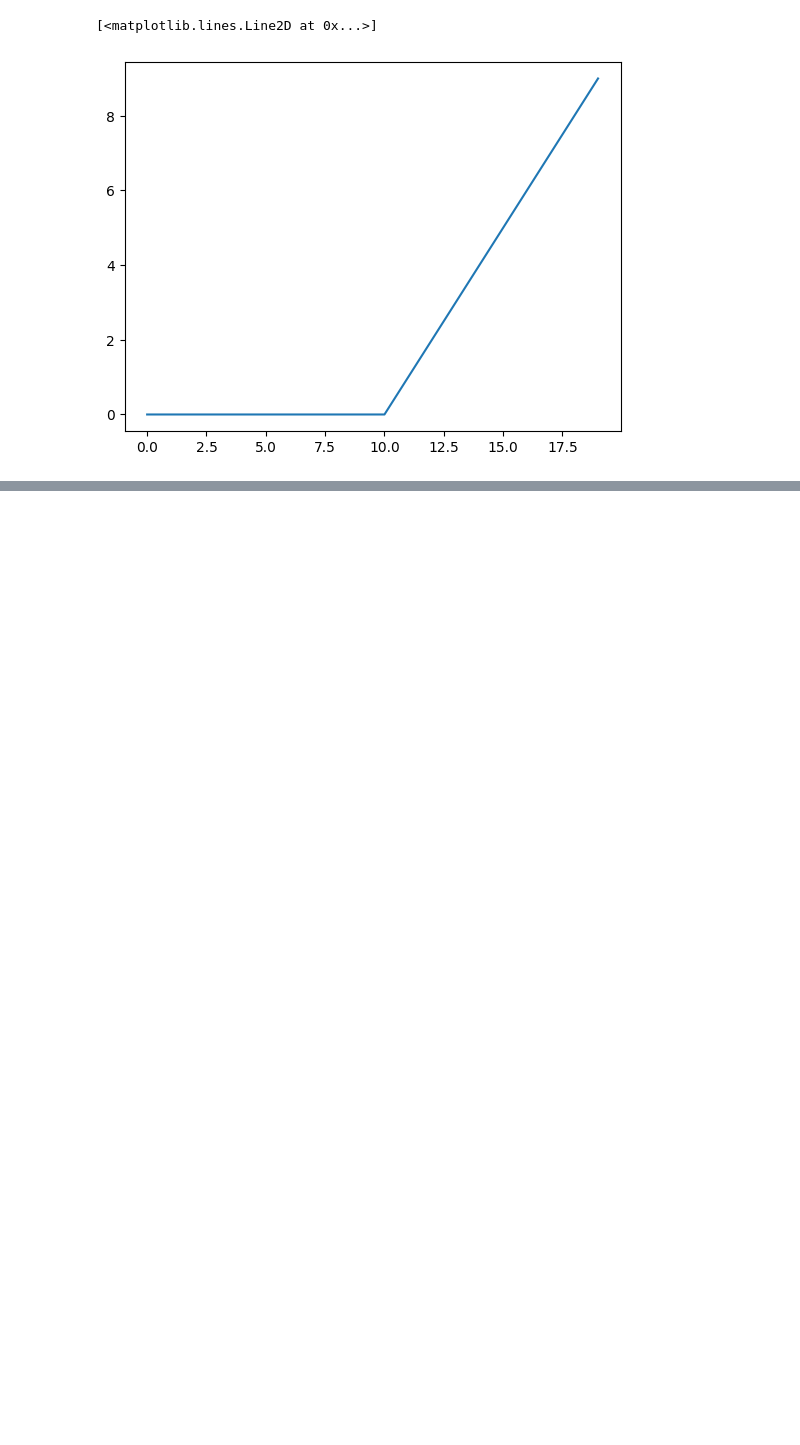
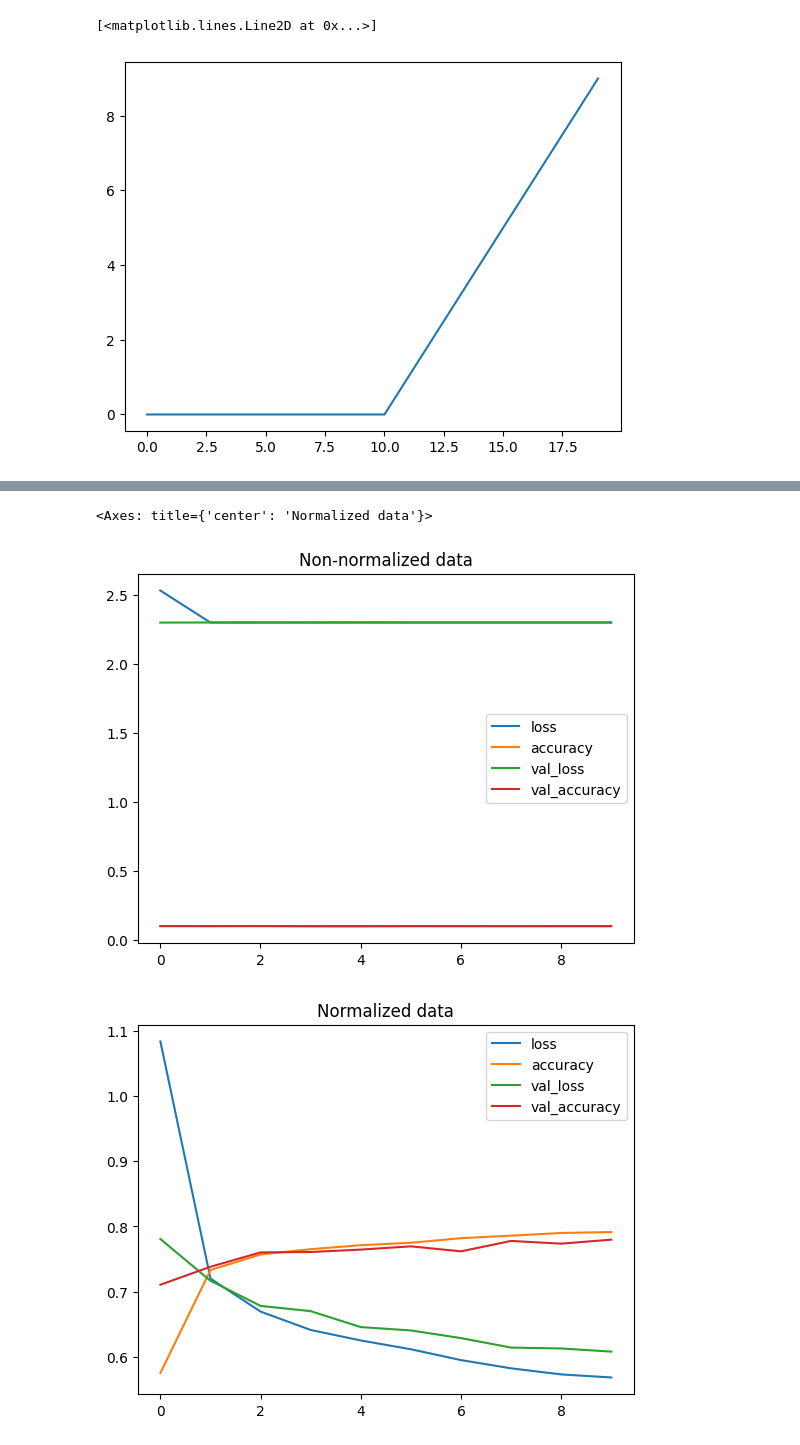
Before and after one commit to farukemrekaraca/ztm-tensorflow-machinelearning-deeplearning, a Jupyter notebook: 02_neural_network_classification_with_tensorflow.ipynb, the cells around one changed output, grey strips where cells are left out. Saved outputs shown, nothing was run; the diff lists cells and outputs as text; code cells hidden in the pictures; blank space fills up the shorter version.

```diff
--- a/02_neural_network_classification_with_tensorflow.ipynb
+++ b/02_neural_network_classification_with_tensorflow.ipynb
@@ -662,0 +762,15 @@ for i, j in itertools.product(range(cm.shape[0]), range(cm.shape[1])):
+# %%
+tf.random.set_seed(42)
+
+fashion_model = tf.keras.Sequential([
+    tf.keras.layers.Flatten(input_shape=(28, 28)),
+    tf.keras.layers.Dense(4, activation="relu"),
+    tf.keras.layers.Dense(4, activation="relu"),
+    tf.keras.layers.Dense(10, activation="softmax")
+])
+
+fashion_model.compile(loss=tf.keras.losses.CategoricalCrossentropy(),
+                      optimizer=tf.keras.optimizers.Adam(),
+                      metrics=["accuracy"])
+
+non_norm_history = fashion_model.fit(train_data, tf.one_hot(train_labels, depth=10), epochs=10, validation_data=(test_data, tf.one_hot(test_labels, depth=10)))
@@ -662,0 +818,18 @@ for i, j in itertools.product(range(cm.shape[0]), range(cm.shape[1])):
+# %%
+train_data_norm = train_data / 255.0
+test_data_norm = test_data / 255.0
+# %%
+tf.random.set_seed(42)
+
+fashion_model_2 = tf.keras.Sequential([
+    tf.keras.layers.Flatten(input_shape=(28, 28)),
+    tf.keras.layers.Dense(4, activation="relu"),
+    tf.keras.layers.Dense(4, activation="relu"),
+    tf.keras.layers.Dense(10, activation="softmax")
+])
+
+fashion_model_2.compile(loss=tf.keras.losses.SparseCategoricalCrossentropy(),
+                      optimizer=tf.keras.optimizers.Adam(),
+                      metrics=["accuracy"])
+
+norm_history = fashion_model_2.fit(train_data_norm, train_labels, epochs=10, validation_data=(test_data_norm, test_labels))
@@ -662,0 +857,9 @@ for i, j in itertools.product(range(cm.shape[0]), range(cm.shape[1])):
+# %%
+import pandas as pd
+
+pd.DataFrame(non_norm_history.history).plot(title="Non-normalized data")
+pd.DataFrame(norm_history.history).plot(title="Normalized data")
+# %% [output]
+<Axes: title={'center': 'Normalized data'}>
+[figure, added]
+[figure, added]
```
Also changed, not shown: parts of 55 cells of this notebook.
